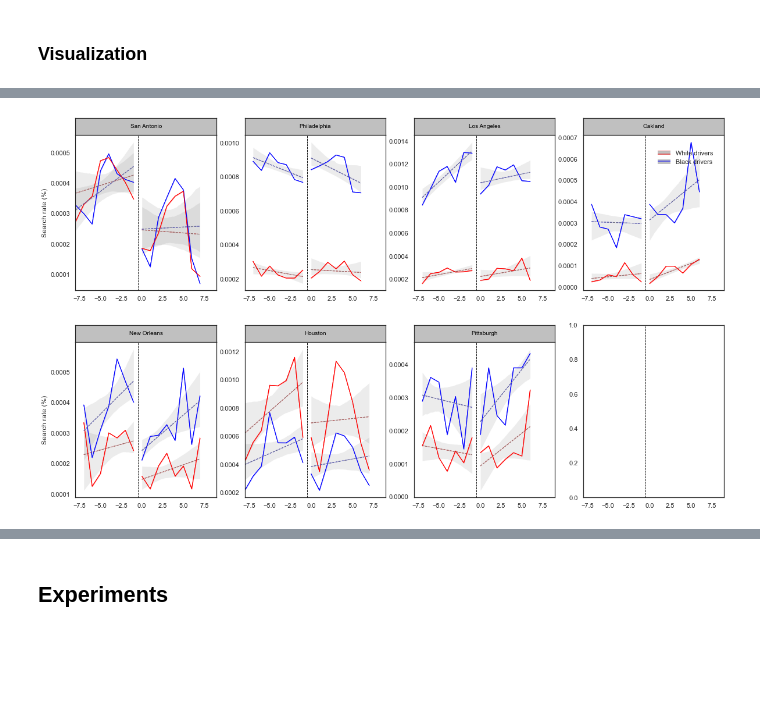
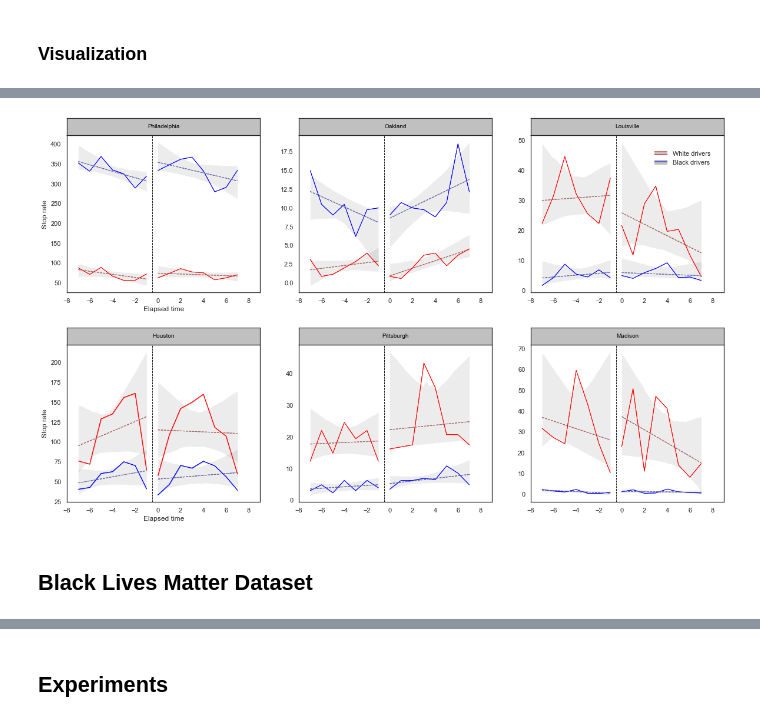
Before and after one commit to epfl-ada/ada-2020-project-milestone-p3-p3_three_musketeers, a Jupyter notebook: racial_protest_effects.ipynb, the cells around one changed output, grey strips where cells are left out. Drawn from its saved outputs; the diff is of its cells as text; code cells hidden in the pictures; blank space fills up the shorter version.

Commit message:
clean up visualization code

```diff
--- a/racial_protest_effects.ipynb
+++ b/racial_protest_effects.ipynb
@@ -393,15 +379,15 @@ def my_init(loc=-0.5):
 # %%
 def my_lineplot(data, ax):
     ''' Function that plots the lineplot in the desired colors and width'''
-    sns.lineplot(data=data, x='elapsed_time', y='search_rate', hue='race',
+    sns.lineplot(data=data, x='elapsed_time', y='stop_rate', hue='race',
                  palette=['blue', 'red'], ci=0, lw=0.9, ax=ax).legend_.remove()
 # %%
 def my_ticker(ax, ylabel=False):
     ''' Function to set the desired x and y ticks. Selects desired ticks
     and values to show, renames the axes'''
     if ylabel:
-        ax.set_xlabel('')
-        ax.set_ylabel('Search rate (%)')
+        ax.set_xlabel('Elapsed time')
+        ax.set_ylabel('Stop rate')
     else:
         ax.set_xlabel('')
         ax.set_ylabel('')
@@ -430,7 +416,7 @@ def my_legend(ax):
 # %%
 def my_regplot(data, ax, ci, color, truncate=True):
     ''' Function to create the underlaying regression plot.'''
-    sns.regplot(data=data, x='elapsed_time', y='search_rate', ci=ci, scatter=False,
+    sns.regplot(data=data, x='elapsed_time', y='stop_rate', ci=ci, scatter=False,
                 line_kws = {'linestyle':'--', 'color':color, 'lw':1}, truncate=truncate,
                 ax=ax)
 # %% [markdown]
@@ -437,0 +426,18 @@ def my_regplot(data, ax, ci, color, truncate=True):
+# %%
+df_selected_protests = df_stops_protests_CL.head(20)
+df_selected_protests = df_selected_protests.loc[[0,2,6,8,14,16,18]]
+print(len(df_selected_protests))
+# preparing for merge
+df_traffic_stops_census = df_traffic_stops_census.assign(key=1)
+df_selected_protests = df_selected_protests.assign(key=1)
+df_visualization = pd.merge(df_traffic_stops_census, df_selected_protests, on='key').drop('key',axis=1)
+# selecting merged content that is in the same period and location
+df_visualization = df_visualization.query('(date_x >= start_date and date_x <= end_date) and city_x == city_y')
+
+# adding elapsed time from protest column to prepare for visualization
+df_visualization['elapsed_time'] = pd.to_numeric((df_visualization['date_x'] -
+                                                  df_visualization['date_y']).dt.days,
+                                                  downcast='integer')
+# adding stop rate information by dividing the number of stops by the population of the time
+df_visualization['stop_rate'] = df_visualization['stops'] * df_visualization['percentage']
+df_visualization.sample(5)
@@ -438,30 +453,32 @@ def my_regplot(data, ax, ci, color, truncate=True):
 # %%
-axs = my_init()
+axs = my_init(ncols=3, nrows=int(np.ceil(df_visualization.city_x.nunique()/3)))
 colors = {'white':'red', 'black':'blue'}
 
-data = traffic_stops_census_protests
+data = df_visualization
 axs = axs.flatten()
 
 for i,city in enumerate(data.city_x.unique()):
     for race in ['white', 'black']:
         first_half = data[data.city_x == city]
         first_half = first_half[first_half.elapsed_time >= 0]
         my_lineplot(first_half, axs[i])
         my_regplot(first_half[first_half.race == race], axs[i], 0, colors[race]) # plotting dashed line
         my_regplot(first_half[first_half.race == race], axs[i], 95, 'grey') # plotting grey background
 
         second_half = data[data.city_x == city]
         second_half = second_half[second_half.elapsed_time < 0]
         my_lineplot(second_half, axs[i])
         my_regplot(second_half[second_half.race == race], axs[i], 0, colors[race]) # plotting dashed line
         my_regplot(second_half[second_half.race == race], axs[i], 95, 'grey') # plotting grey background
 
 
     my_title(city, axs[i])
     my_ticker(axs[i])
 
 my_ticker(axs[0], ylabel=True)
-my_ticker(axs[4], ylabel=True)
-my_legend(axs[3])
+my_ticker(axs[3], ylabel=True)
+my_legend(axs[2])
 # %% [output]
-[figure, old version]
+[figure, new version]
+# %% [markdown]
+## Black Lives Matter Dataset
```
Also changed, not shown: parts of 30 cells of this notebook.
